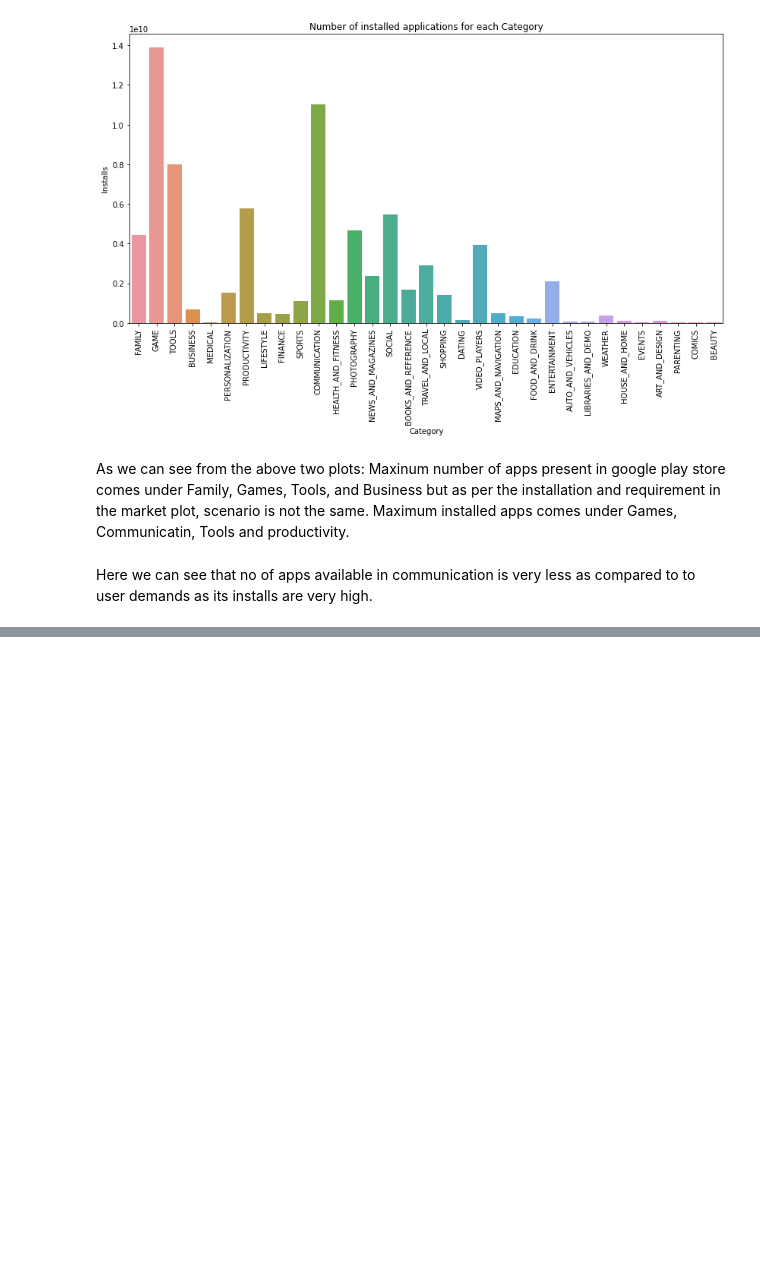
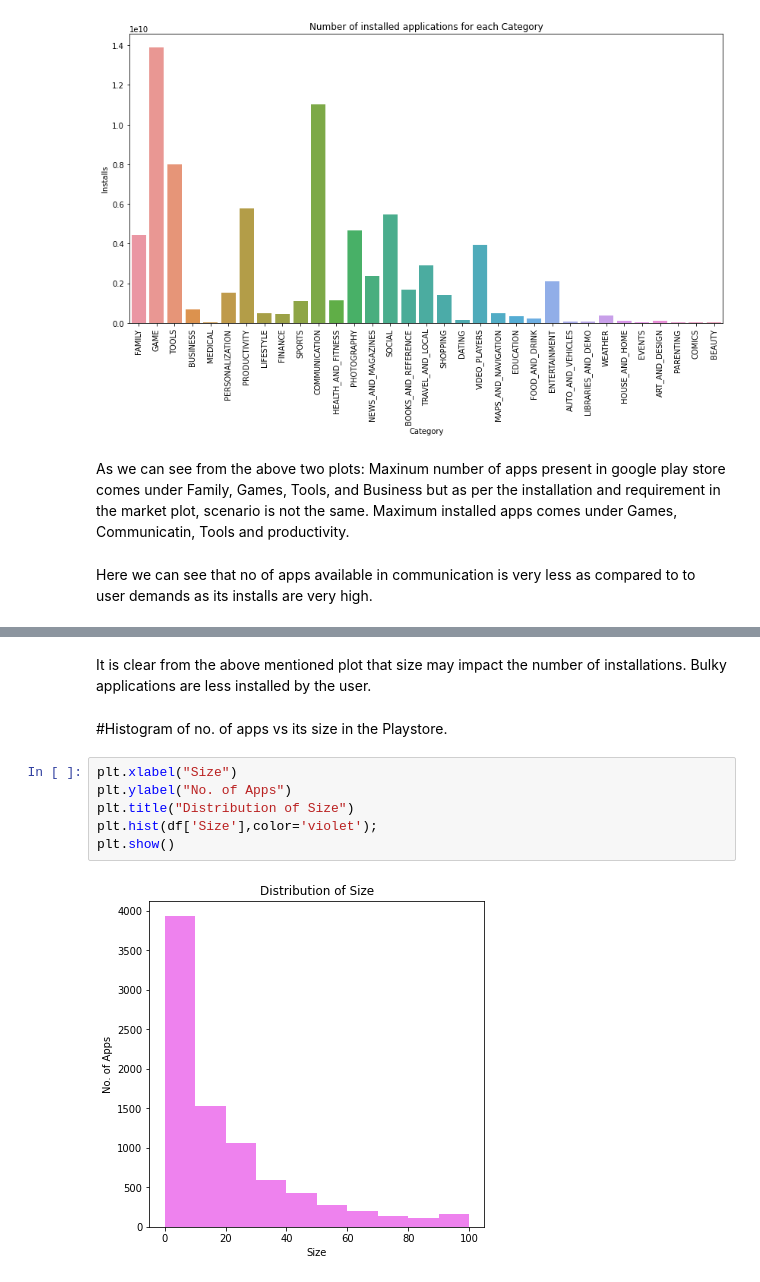
Before and after one commit to asadalam1/play_store_app_analysis, a Jupyter notebook: Play_Store_App_Review_Analysis_Capstone_Project.ipynb, the cells around one changed output, grey strips where cells are left out. Saved outputs shown, nothing was run; the diff lists cells and outputs as text; blank space fills up the shorter version.

```diff
--- a/Play_Store_App_Review_Analysis_Capstone_Project.ipynb
+++ b/Play_Store_App_Review_Analysis_Capstone_Project.ipynb
@@ -737,0 +788,12 @@ Here we can see that no of apps available in communication is very less as compa
+# %% [markdown]
+It is clear from the above mentioned plot that size may impact the number of installations. Bulky applications are less installed by the user.
+# %% [markdown]
+#Histogram of no. of apps vs its size in the Playstore.
+# %%
+plt.xlabel("Size")
+plt.ylabel("No. of Apps")
+plt.title("Distribution of Size")
+plt.hist(df['Size'],color='violet');
+plt.show()
+# %% [output]
+[figure, added]
```
Also changed, not shown: parts of 10 cells of this notebook.
